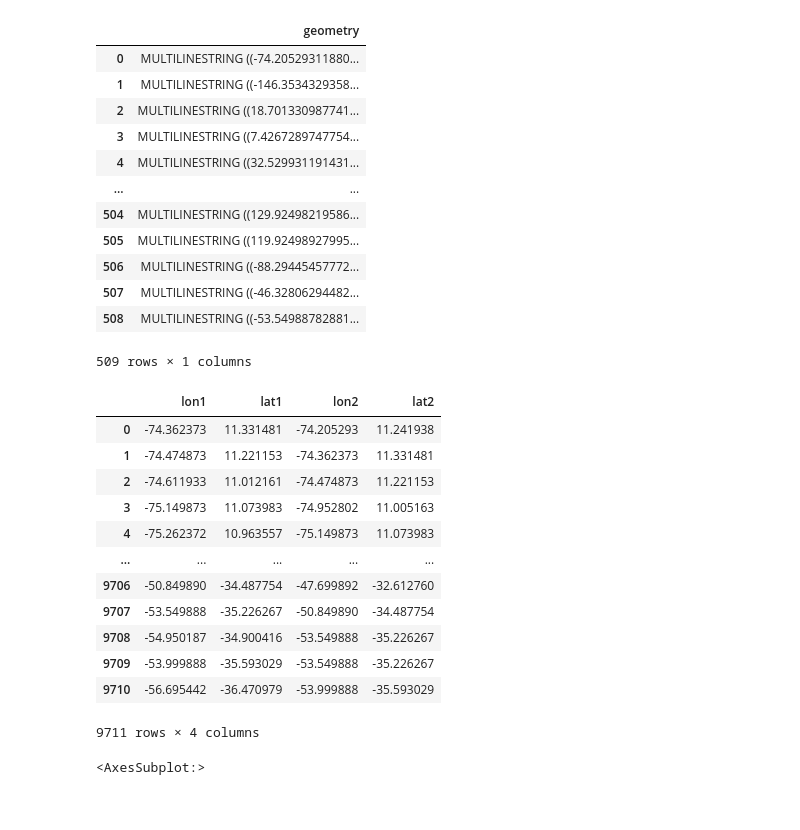
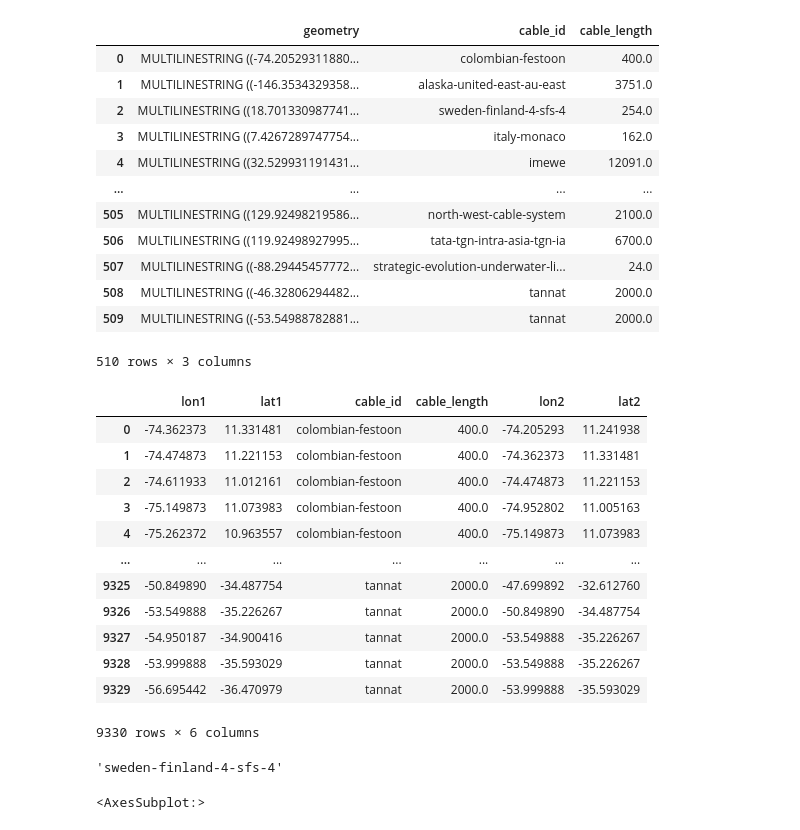
Before and after one commit to Hypergear/UCL_Dissertation, a Jupyter notebook: Code/network/network_diagram_world.ipynb, the cells around one changed output. Cells and saved outputs as stored; diff of their text form; code cells hidden in the pictures.

```diff
--- a/Code/network/network_diagram_world.ipynb
+++ b/Code/network/network_diagram_world.ipynb
@@ -8,65 +10,77 @@ import matplotlib.pyplot as plt
 # %%
 with sqlite3.connect('../../Dataset/submarine_cable.sqlite') as con:
     c = con.cursor()
-    cable_coor = pd.read_sql("select distinct geometry from landing_points left join cable_coor on cable_id = id",con=con)
+    cable_coor = pd.read_sql("select distinct geometry, cable_id, cable_length from landing_points left join cable_coor on cable_id = id",con=con)
 # cable_shap = gpd.GeoDataFrame(cable_coor, crs=4326)
 # %%
 cable_coor
 # %% [output]
-|  | geometry |
-| 0 | MULTILINESTRING ((-74.20529311880... |
-| 1 | MULTILINESTRING ((-146.3534329358... |
-| 2 | MULTILINESTRING ((18.701330987741... |
-| 3 | MULTILINESTRING ((7.4267289747754... |
-| 4 | MULTILINESTRING ((32.529931191431... |
-| ... | ... |
-| 504 | MULTILINESTRING ((129.92498219586... |
-| 505 | MULTILINESTRING ((119.92498927995... |
-| 506 | MULTILINESTRING ((-88.29445457772... |
-| 507 | MULTILINESTRING ((-46.32806294482... |
-| 508 | MULTILINESTRING ((-53.54988782881... |
+|  | geometry | cable_id | cable_length |
+| 0 | MULTILINESTRING ((-74.20529311880... | colombian-festoon | 400.0 |
+| 1 | MULTILINESTRING ((-146.3534329358... | alaska-united-east-au-east | 3751.0 |
+| 2 | MULTILINESTRING ((18.701330987741... | sweden-finland-4-sfs-4 | 254.0 |
+| 3 | MULTILINESTRING ((7.4267289747754... | italy-monaco | 162.0 |
+| 4 | MULTILINESTRING ((32.529931191431... | imewe | 12091.0 |
+| ... | ... | ... | ... |
+| 505 | MULTILINESTRING ((129.92498219586... | north-west-cable-system | 2100.0 |
+| 506 | MULTILINESTRING ((119.92498927995... | tata-tgn-intra-asia-tgn-ia | 6700.0 |
+| 507 | MULTILINESTRING ((-88.29445457772... | strategic-evolution-underwater-li... | 24.0 |
+| 508 | MULTILINESTRING ((-46.32806294482... | tannat | 2000.0 |
+| 509 | MULTILINESTRING ((-53.54988782881... | tannat | 2000.0 |
-509 rows × 1 columns
+510 rows × 3 columns
 # %%
 cleaned_cable_coor = cable_coor["geometry"].str.replace("MULTILINESTRING \(\(", "").str.replace("\)", "").str.replace("'","")
 # coor_list = cleaned_cable_coor.iloc[0].split(', (')
 cleaned_cable_coor.iloc[2].split(', (')
 
+index_cable_id = list(cable_coor.columns).index('cable_id')
+index_cable_length = list(cable_coor.columns).index('cable_length')
+
+
 data = pd.DataFrame()
 
 for row in range(cleaned_cable_coor.shape[0]):
     coor_list = cleaned_cable_coor.iloc[row].split(', (')
+    cable_id = cable_coor.iloc[row,index_cable_id]
+    cable_length = cable_coor.iloc[row,index_cable_length]
+
     for x in coor_list:
         seg = pd.DataFrame()
         abc = x.split(', ')
         # print(abc)
         for y in abc:
-            a = {'lon1': y.split(' ')[0], 'lat1': y.split(' ')[1]}
+            a = {'lon1': y.split(' ')[0], 'lat1': y.split(' ')[1], 'cable_id': cable_id, 'cable_length': cable_length}
             seg = seg.append(a,ignore_index=True)
         seg["lon1"] = seg["lon1"].astype("float64")
         seg["lat1"] = seg["lat1"].astype("float64")
         seg['lon2'] = seg['lon1'].shift()
         seg['lat2'] = seg['lat1'].shift()
         data = data.append(seg.dropna(),ignore_index=True)
 data
 # %% [output]
-|  | lon1 | lat1 | lon2 | lat2 |
-| 0 | -74.362373 | 11.331481 | -74.205293 | 11.241938 |
-| 1 | -74.474873 | 11.221153 | -74.362373 | 11.331481 |
-| 2 | -74.611933 | 11.012161 | -74.474873 | 11.221153 |
-| 3 | -75.149873 | 11.073983 | -74.952802 | 11.005163 |
-| 4 | -75.262372 | 10.963557 | -75.149873 | 11.073983 |
-| ... | ... | ... | ... | ... |
-| 9706 | -50.849890 | -34.487754 | -47.699892 | -32.612760 |
-| 9707 | -53.549888 | -35.226267 | -50.849890 | -34.487754 |
-| 9708 | -54.950187 | -34.900416 | -53.549888 | -35.226267 |
-| 9709 | -53.999888 | -35.593029 | -53.549888 | -35.226267 |
-| 9710 | -56.695442 | -36.470979 | -53.999888 | -35.593029 |
+|  | lon1 | lat1 | cable_id | cable_length | lon2 | lat2 |
+| 0 | -74.362373 | 11.331481 | colombian-festoon | 400.0 | -74.205293 | 11.241938 |
+| 1 | -74.474873 | 11.221153 | colombian-festoon | 400.0 | -74.362373 | 11.331481 |
+| 2 | -74.611933 | 11.012161 | colombian-festoon | 400.0 | -74.474873 | 11.221153 |
+| 3 | -75.149873 | 11.073983 | colombian-festoon | 400.0 | -74.952802 | 11.005163 |
+| 4 | -75.262372 | 10.963557 | colombian-festoon | 400.0 | -75.149873 | 11.073983 |
+| ... | ... | ... | ... | ... | ... | ... |
+| 9325 | -50.849890 | -34.487754 | tannat | 2000.0 | -47.699892 | -32.612760 |
+| 9326 | -53.549888 | -35.226267 | tannat | 2000.0 | -50.849890 | -34.487754 |
+| 9327 | -54.950187 | -34.900416 | tannat | 2000.0 | -53.549888 | -35.226267 |
+| 9328 | -53.999888 | -35.593029 | tannat | 2000.0 | -53.549888 | -35.226267 |
+| 9329 | -56.695442 | -36.470979 | tannat | 2000.0 | -53.999888 | -35.593029 |
-9711 rows × 4 columns
+9330 rows × 6 columns
 # %%
 # data['lon2'] = data['lon1'].shift()
 # data['lat2'] = data['lat1'].shift()
 # data["lon1"] = data["lon1"].astype("float64")
 # data["lat1"] = data["lat1"].astype("float64")
+# %%
+# cable_coor.iloc[0,1]
+cable_coor.iloc[2,1]
+# %% [output]
+'sweden-finland-4-sfs-4'
 # %%
 data.dropna()
 gdf = gpd.GeoDataFrame(data)
```
Also changed, not shown: parts of 20 cells of this notebook, 2 other files.
